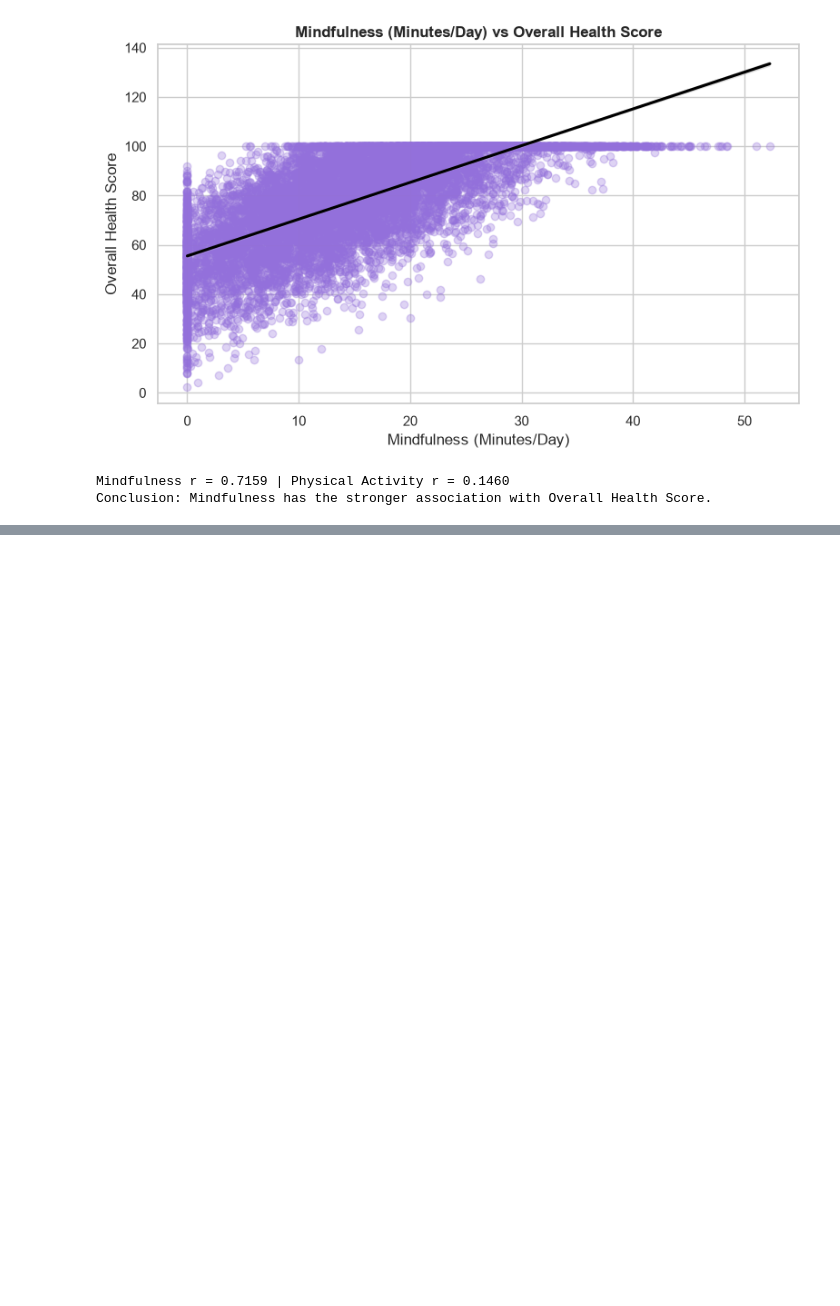
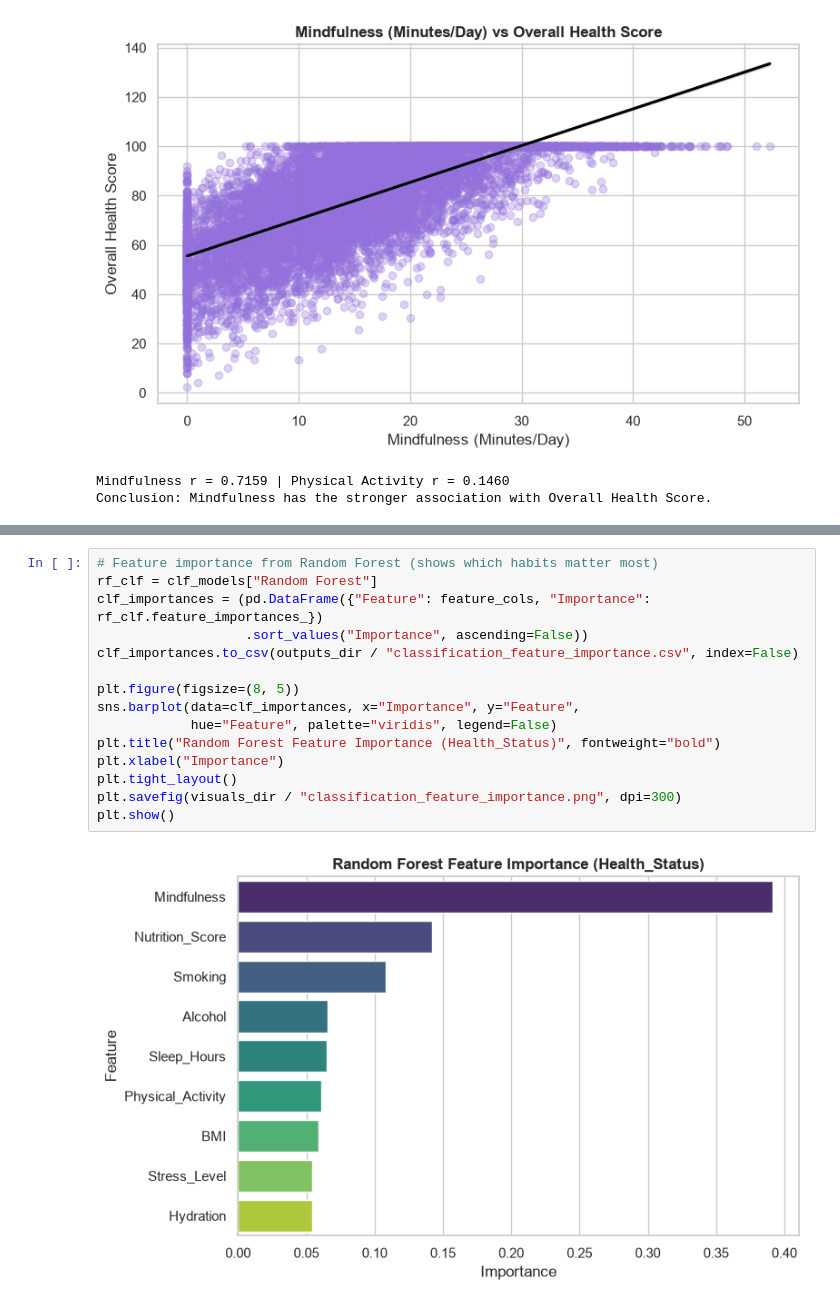
Before and after one commit to LieneRubule/Holistic-Health-and-Lifestyle-Score-Dataset, a Jupyter notebook: jupyter_notebooks/04_Machine_learning.ipynb, the cells around one changed output, grey strips where cells are left out. Cells and saved outputs as stored; diff of their text form; blank space fills up the shorter version.

```diff
--- a/jupyter_notebooks/04_Machine_learning.ipynb
+++ b/jupyter_notebooks/04_Machine_learning.ipynb
@@ -194,0 +306,17 @@ Conclusion: Mindfulness has the stronger association with Overall Health Score.
+# %%
+# Feature importance from Random Forest (shows which habits matter most)
+rf_clf = clf_models["Random Forest"]
+clf_importances = (pd.DataFrame({"Feature": feature_cols, "Importance": rf_clf.feature_importances_})
+                   .sort_values("Importance", ascending=False))
+clf_importances.to_csv(outputs_dir / "classification_feature_importance.csv", index=False)
+
+plt.figure(figsize=(8, 5))
+sns.barplot(data=clf_importances, x="Importance", y="Feature",
+            hue="Feature", palette="viridis", legend=False)
+plt.title("Random Forest Feature Importance (Health_Status)", fontweight="bold")
+plt.xlabel("Importance")
+plt.tight_layout()
+plt.savefig(visuals_dir / "classification_feature_importance.png", dpi=300)
+plt.show()
+# %% [output]
+[figure, added]
```
Also changed, not shown: parts of 21 cells of this notebook, 6 other files.
